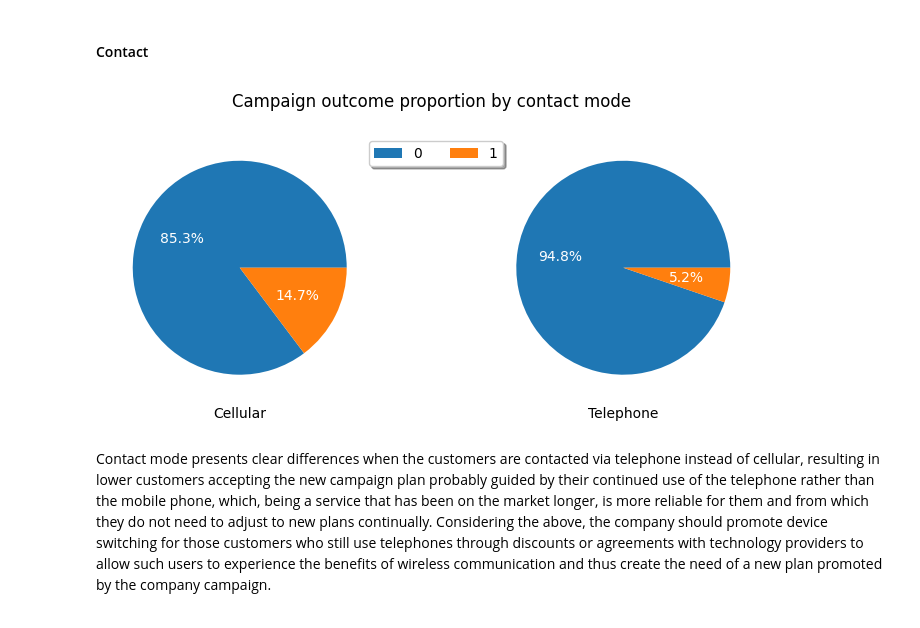
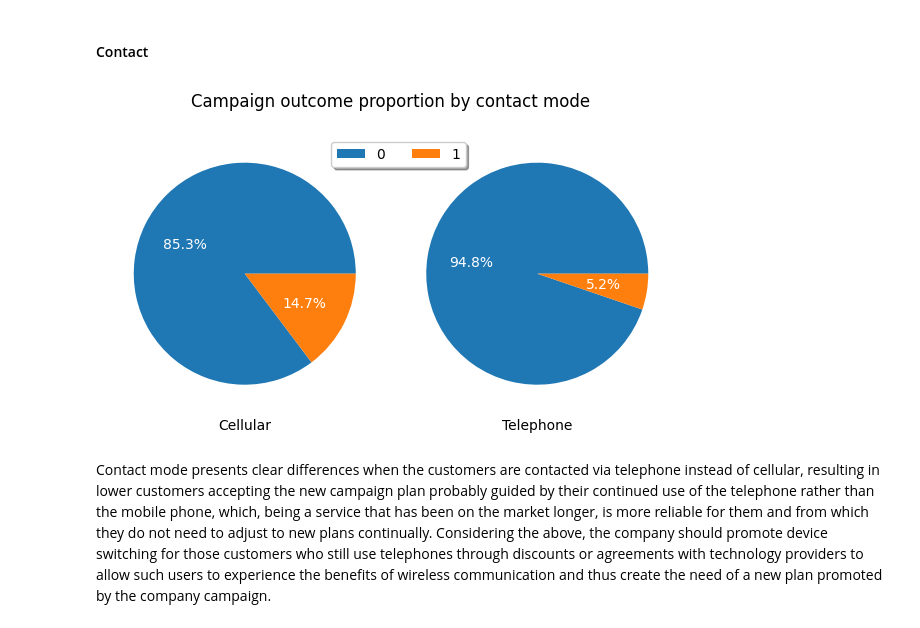
Before and after one commit to jdbalsero/STDS_at3, a Jupyter notebook: Assignment3Modeling.ipynb, the cells around one changed output. Saved outputs shown, nothing was run; the diff lists cells and outputs as text; code cells hidden in the pictures.

Commit message:
Graphic adjustments for report

```diff
--- a/Assignment3Modeling.ipynb
+++ b/Assignment3Modeling.ipynb
@@ -765,31 +790,31 @@ The analysis of age distribution by itself present some obstacles to identify cl
 #### Contact
 # %%
 data_to_plot = data.groupby('contact')['y'].value_counts(normalize=True).reset_index(name='proportion')
-fig, axis = plt.subplots(nrows = 1, ncols= 2, figsize = (8.4, 3.5))
+fig, axis = plt.subplots(nrows = 1, ncols= 2, figsize = (6, 3.5))
 
 axis[0].pie(
         data_to_plot[data_to_plot['contact'] == 'cellular' ]['proportion'],
         autopct = '%1.1f%%',
         startangle = 0,
         textprops={'color': 'white', 'fontsize': 10})
 
 axis[1].pie(
         data_to_plot[data_to_plot['contact'] == 'telephone' ]['proportion'],
         autopct = '%1.1f%%',
         startangle = 0,
         textprops={'color': 'white', 'fontsize': 10})
 
 plt.subplots_adjust(bottom=0.2)
 axis[0].set_xlabel('Cellular')
 axis[1].set_xlabel('Telephone')
 
 plt.suptitle('Campaign outcome proportion by contact mode')
-legend = plt.legend(data_to_plot['y'], loc='upper center', bbox_to_anchor=(-0.2, 1.0), shadow=True, ncol=2)
+legend = plt.legend(data_to_plot['y'], loc='upper center', bbox_to_anchor=(0, 1.0), shadow=True, ncol=2)
 legend.set_in_layout(False)
 
 plt.tight_layout()
 plt.savefig('contact_y_piechart.png', dpi=300)
 # %% [output]
-[figure, old version]
+[figure, new version]
 # %% [markdown]
 Contact mode presents clear differences when the customers are contacted via telephone instead of cellular, resulting in lower customers accepting the new campaign plan probably guided by their continued use of the telephone rather than the mobile phone, which, being a service that has been on the market longer, is more reliable for them and from which they do not need to adjust to new plans continually. Considering the above, the company should promote device switching for those customers who still use telephones through discounts or agreements with technology providers to allow such users to experience the benefits of wireless communication and thus create the need of a new plan promoted by the company campaign.
```
Also changed, not shown: parts of 3 cells of this notebook, 4 other files.
